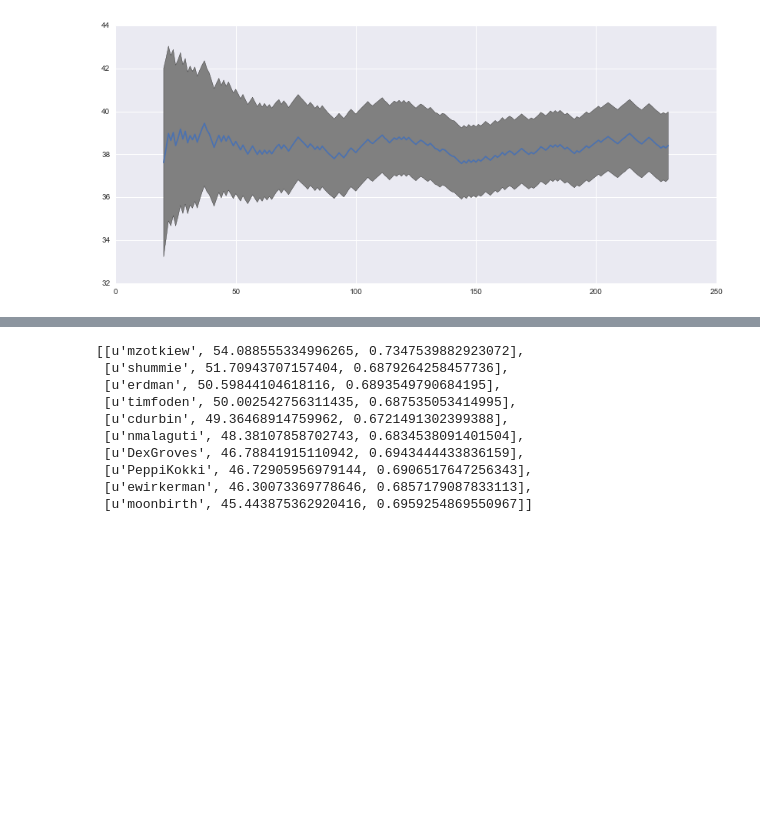
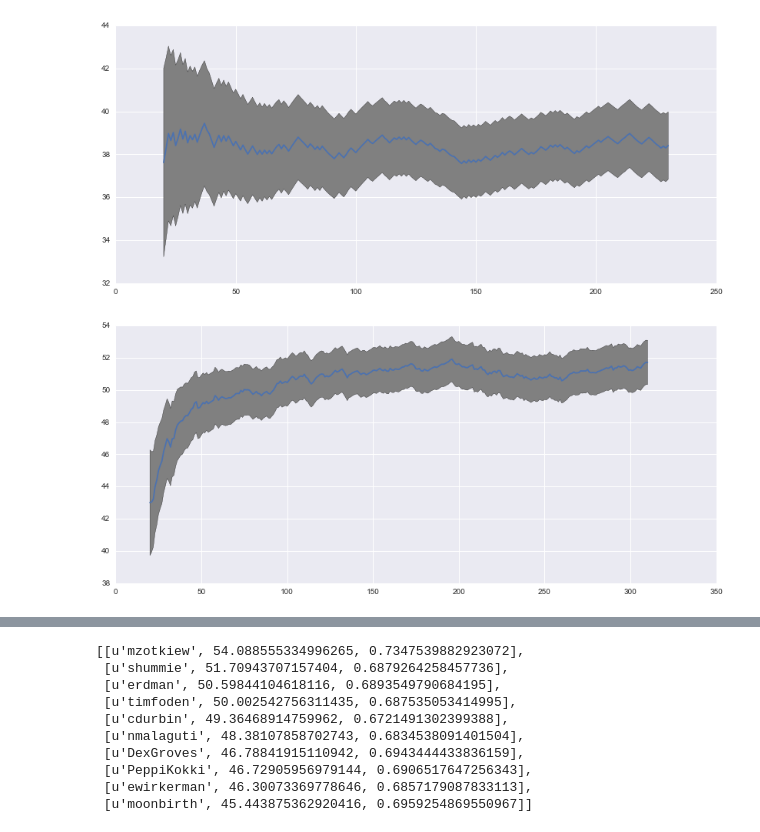
Before and after one commit to DanielVF/Halite-Ranking-Viz, a Jupyter notebook: Trueskill-Seaborn.ipynb, the cells around one changed output, grey strips where cells are left out. Saved outputs shown, nothing was run; the diff lists cells and outputs as text; code cells hidden in the pictures; blank space fills up the shorter version.

```diff
--- a/Trueskill-Seaborn.ipynb
+++ b/Trueskill-Seaborn.ipynb
@@ -136,3 +166,7 @@ plot_converge(players_low_tau["tmseiler"])
 plot_converge(players_topbottom["tmseiler"])
 # %% [output]
 [figure]
+# %%
+plot_converge(players["shummie"])
+# %% [output]
+[figure, added]
```
Also changed, not shown: parts of 6 cells of this notebook.
